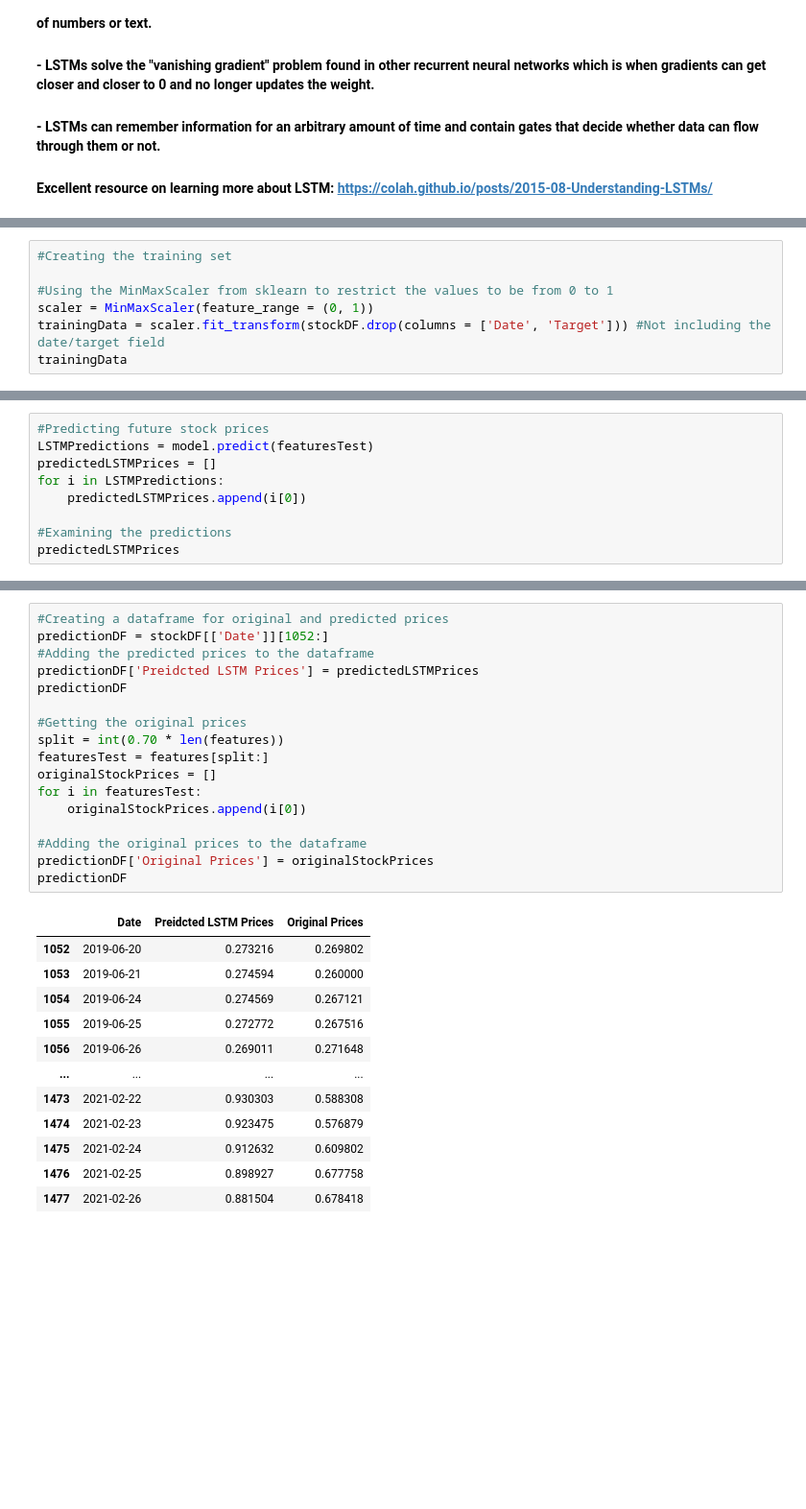
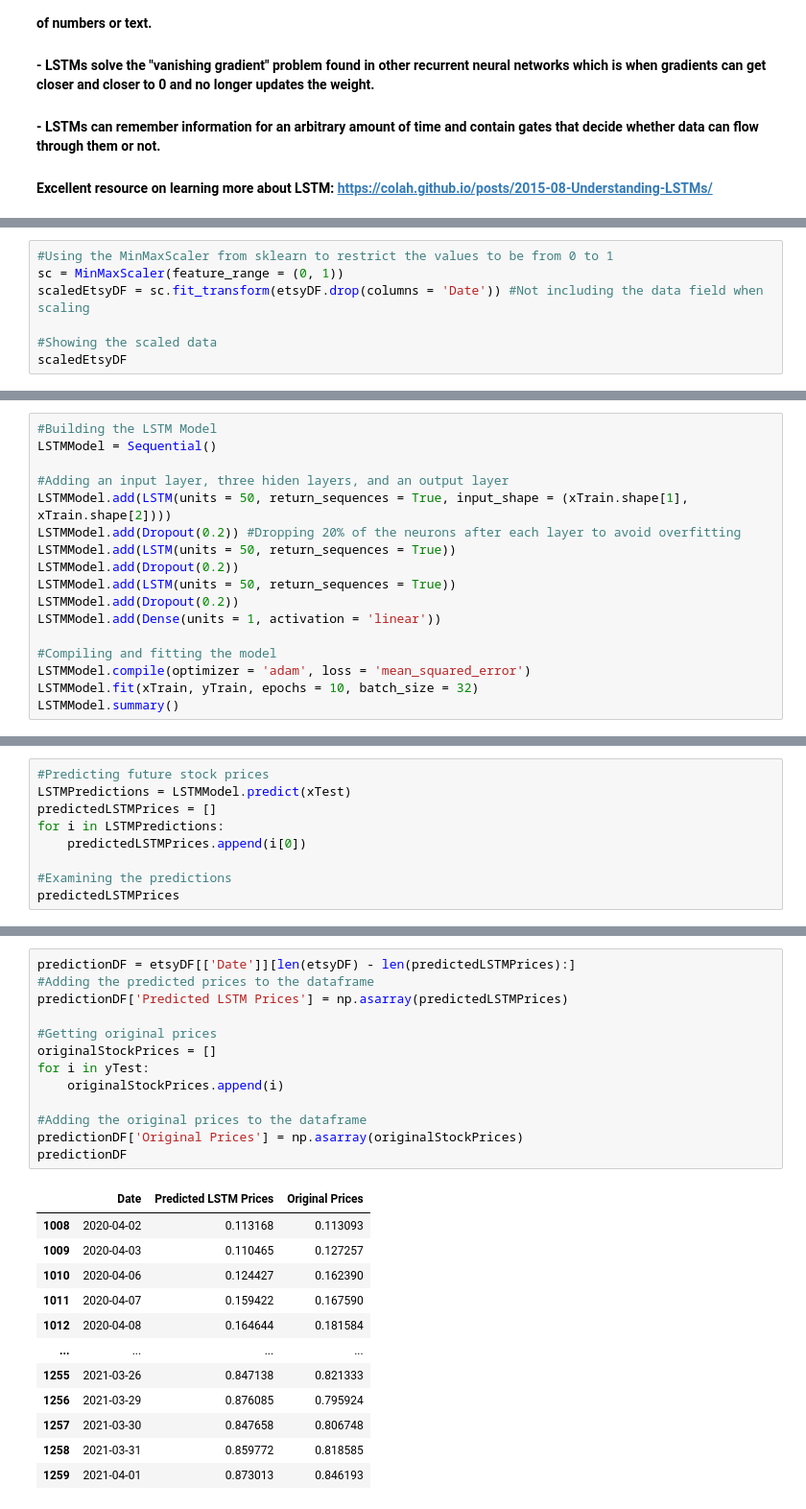
Before and after one commit to NoahEBledsoe/InvestmentAnalysisAndOptimization, a Jupyter notebook: StockPriceForecasting.ipynb, the cells around one changed output, grey strips where cells are left out. Shown at 96% size. Saved outputs shown, nothing was run; the diff lists cells and outputs as text; blank space fills up the shorter version.

```diff
--- a/StockPriceForecasting.ipynb
+++ b/StockPriceForecasting.ipynb
@@ -215,8 +243,8 @@ comparisonDF.plot(x = 'Date', figsize = (20, 10), linewidth = 4,
 # %%
-#Creating the training set
+#Using the MinMaxScaler from sklearn to restrict the values to be from 0 to 1
+sc = MinMaxScaler(feature_range = (0, 1))
+scaledEtsyDF = sc.fit_transform(etsyDF.drop(columns = 'Date')) #Not including the data field when scaling
 
-#Using the MinMaxScaler from sklearn to restrict the values to be from 0 to 1
-scaler = MinMaxScaler(feature_range = (0, 1))
-trainingData = scaler.fit_transform(stockDF.drop(columns = ['Date', 'Target'])) #Not including the date/target field
-trainingData
+#Showing the scaled data
+scaledEtsyDF
 # %% [output]
@@ -339,0 +295,17 @@ Epoch 20/20
+# %%
+#Building the LSTM Model
+LSTMModel = Sequential()
+
+#Adding an input layer, three hiden layers, and an output layer
+LSTMModel.add(LSTM(units = 50, return_sequences = True, input_shape = (xTrain.shape[1], xTrain.shape[2])))
+LSTMModel.add(Dropout(0.2)) #Dropping 20% of the neurons after each layer to avoid overfitting
+LSTMModel.add(LSTM(units = 50, return_sequences = True))
+LSTMModel.add(Dropout(0.2))
+LSTMModel.add(LSTM(units = 50, return_sequences = True))
+LSTMModel.add(Dropout(0.2))
+LSTMModel.add(Dense(units = 1, activation = 'linear'))
+
+#Compiling and fitting the model
+LSTMModel.compile(optimizer = 'adam', loss = 'mean_squared_error')
+LSTMModel.fit(xTrain, yTrain, epochs = 10, batch_size = 32)
+LSTMModel.summary()
@@ -340,6 +330,6 @@ Epoch 20/20
 # %%
 #Predicting future stock prices
-LSTMPredictions = model.predict(featuresTest)
+LSTMPredictions = LSTMModel.predict(xTest)
 predictedLSTMPrices = []
 for i in LSTMPredictions:
     predictedLSTMPrices.append(i[0])
@@ -367,30 +357,26 @@ predictedLSTMPrices
 # %%
-#Creating a dataframe for original and predicted prices
-predictionDF = stockDF[['Date']][1052:]
+predictionDF = etsyDF[['Date']][len(etsyDF) - len(predictedLSTMPrices):]
 #Adding the predicted prices to the dataframe
-predictionDF['Preidcted LSTM Prices'] = predictedLSTMPrices
-predictionDF
+predictionDF['Predicted LSTM Prices'] = np.asarray(predictedLSTMPrices)
 
-#Getting the original prices
-split = int(0.70 * len(features))
-featuresTest = features[split:]
+#Getting original prices
 originalStockPrices = []
-for i in featuresTest:
-    originalStockPrices.append(i[0])
+for i in yTest:
+    originalStockPrices.append(i)
 
 #Adding the original prices to the dataframe
-predictionDF['Original Prices'] = originalStockPrices
+predictionDF['Original Prices'] = np.asarray(originalStockPrices)
 predictionDF
 # %% [output]
-|  | Date | Preidcted LSTM Prices | Original Prices |
-| 1052 | 2019-06-20 | 0.273216 | 0.269802 |
-| 1053 | 2019-06-21 | 0.274594 | 0.260000 |
-| 1054 | 2019-06-24 | 0.274569 | 0.267121 |
-| 1055 | 2019-06-25 | 0.272772 | 0.267516 |
-| 1056 | 2019-06-26 | 0.269011 | 0.271648 |
+|  | Date | Predicted LSTM Prices | Original Prices |
+| 1008 | 2020-04-02 | 0.113168 | 0.113093 |
+| 1009 | 2020-04-03 | 0.110465 | 0.127257 |
+| 1010 | 2020-04-06 | 0.124427 | 0.162390 |
+| 1011 | 2020-04-07 | 0.159422 | 0.167590 |
+| 1012 | 2020-04-08 | 0.164644 | 0.181584 |
 | ... | ... | ... | ... |
-| 1473 | 2021-02-22 | 0.930303 | 0.588308 |
-| 1474 | 2021-02-23 | 0.923475 | 0.576879 |
-| 1475 | 2021-02-24 | 0.912632 | 0.609802 |
-| 1476 | 2021-02-25 | 0.898927 | 0.677758 |
-| 1477 | 2021-02-26 | 0.881504 | 0.678418 |
+| 1255 | 2021-03-26 | 0.847138 | 0.821333 |
+| 1256 | 2021-03-29 | 0.876085 | 0.795924 |
+| 1257 | 2021-03-30 | 0.847658 | 0.806748 |
+| 1258 | 2021-03-31 | 0.859772 | 0.818585 |
+| 1259 | 2021-04-01 | 0.873013 | 0.846193 |
```
Also changed, not shown: parts of 27 cells of this notebook.
